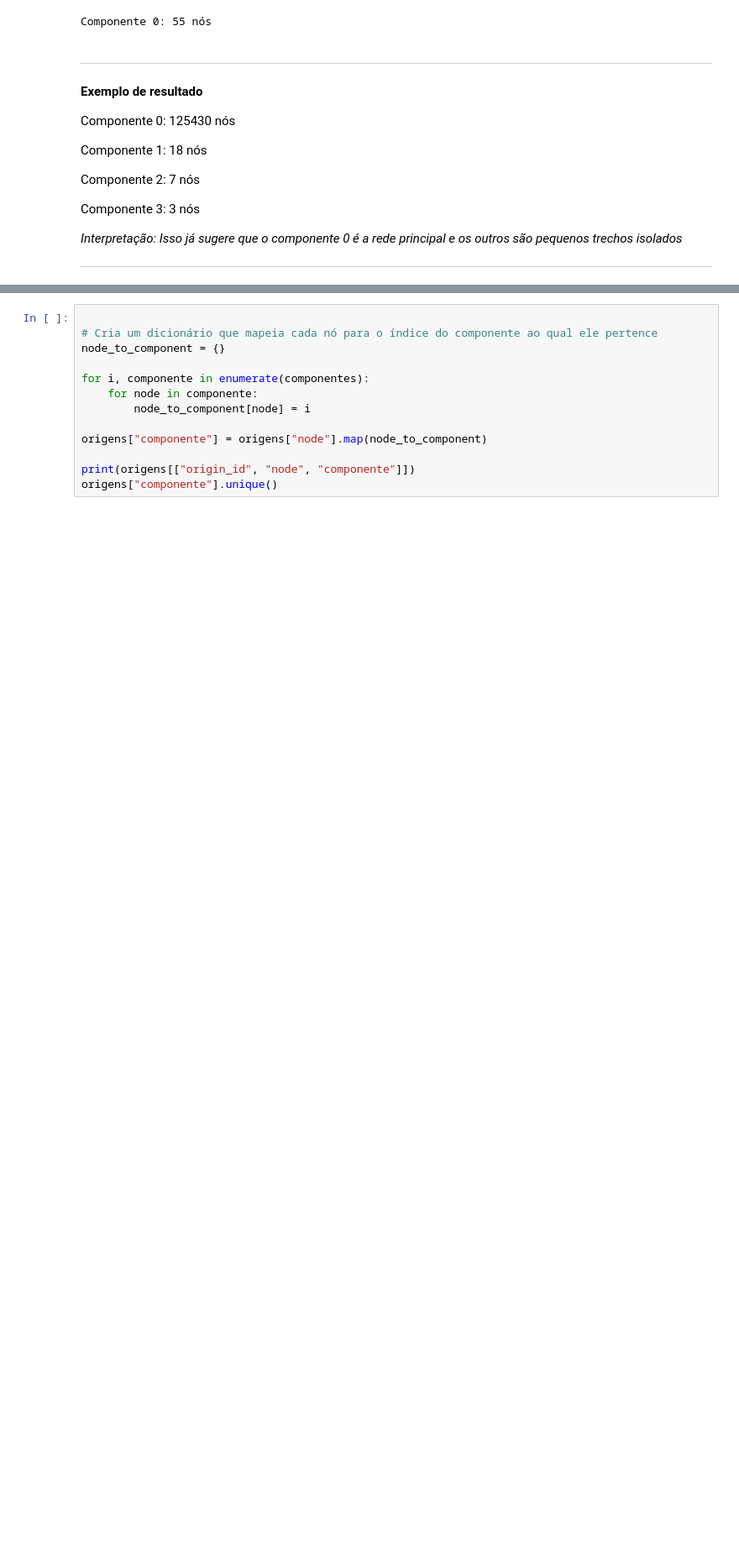
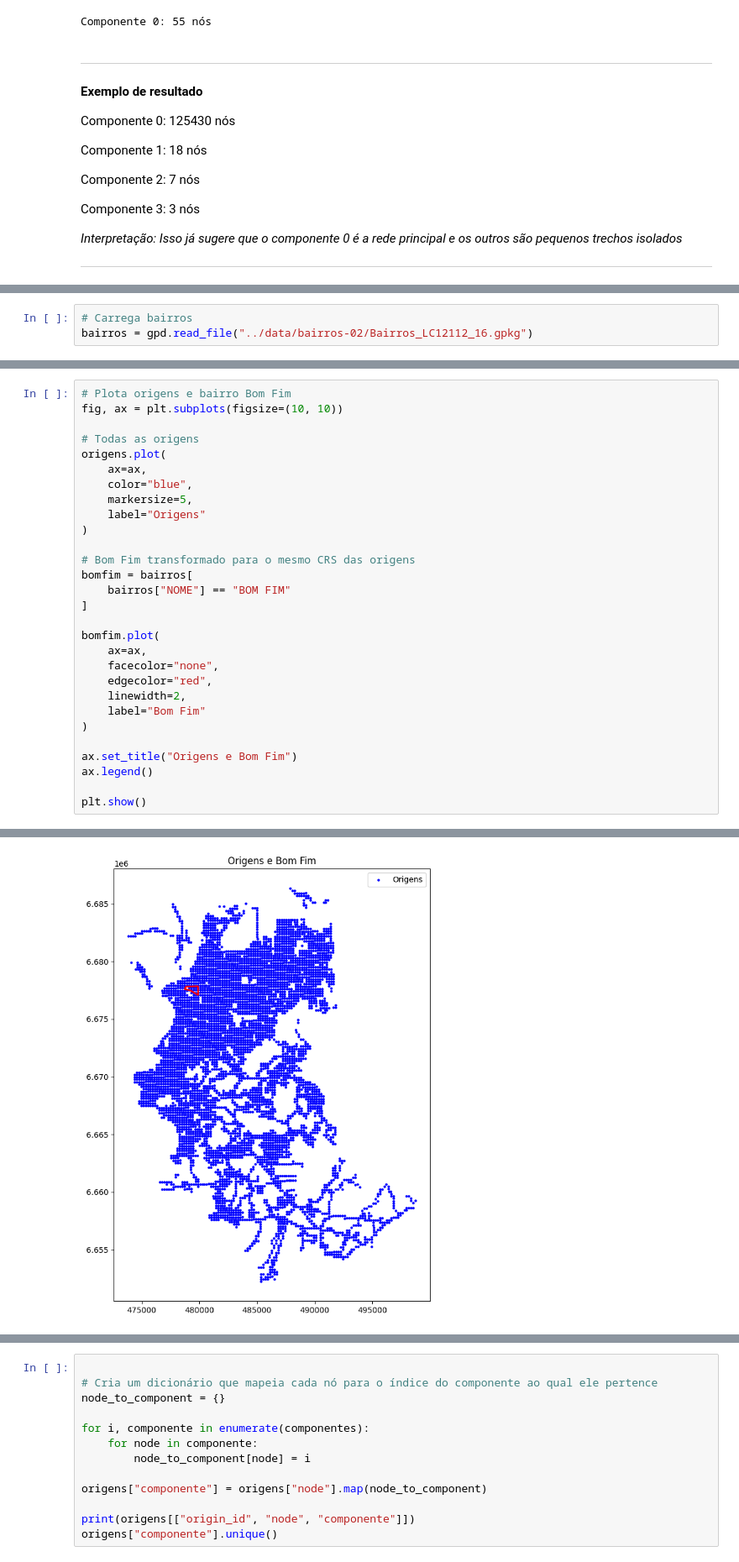
Before and after one commit to S-Behling/EtPilot, a Jupyter notebook: notebooks/04_network_cleaning.ipynb, the cells around one changed output, grey strips where cells are left out. Shown at 84% size. Saved outputs shown, nothing was run; the diff lists cells and outputs as text; blank space fills up the shorter version.

Commit message:
Origens bairro bom fim

```diff
--- a/notebooks/04_network_cleaning.ipynb
+++ b/notebooks/04_network_cleaning.ipynb
@@ -141,0 +133,3 @@ PROJCS["TM-POA",GEOGCS["SIRGAS 2000",DATUM["Sistema_de_Referencia_Geocentrico_pa
+# %%
+# Carrega bairros
+bairros = gpd.read_file("../data/bairros-02/Bairros_LC12112_16.gpkg")
@@ -141,0 +164,30 @@ PROJCS["TM-POA",GEOGCS["SIRGAS 2000",DATUM["Sistema_de_Referencia_Geocentrico_pa
+# %%
+# Plota origens e bairro Bom Fim
+fig, ax = plt.subplots(figsize=(10, 10))
+
+# Todas as origens
+origens.plot(
+    ax=ax,
+    color="blue",
+    markersize=5,
+    label="Origens"
+)
+
+# Bom Fim transformado para o mesmo CRS das origens
+bomfim = bairros[
+    bairros["NOME"] == "BOM FIM"
+]
+
+bomfim.plot(
+    ax=ax,
+    facecolor="none",
+    edgecolor="red",
+    linewidth=2,
+    label="Bom Fim"
+)
+
+ax.set_title("Origens e Bom Fim")
+ax.legend()
+
+plt.show()
+# %% [output]
@@ -142,2 +196,3 @@ PROJCS["TM-POA",GEOGCS["SIRGAS 2000",DATUM["Sistema_de_Referencia_Geocentrico_pa
+[figure, added]
 # %%
 # REVER
```
Also changed, not shown: parts of 19 cells of this notebook, 18 other files.
